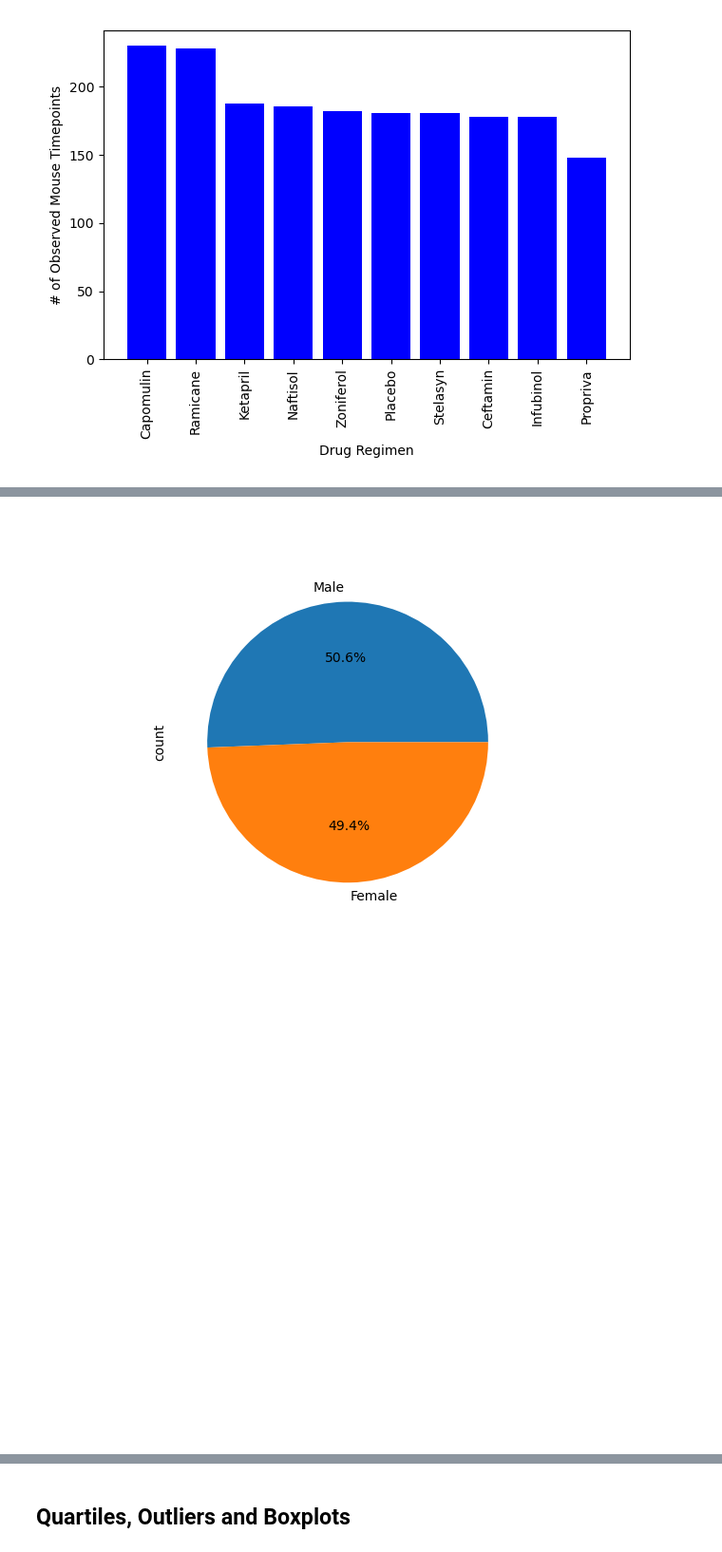
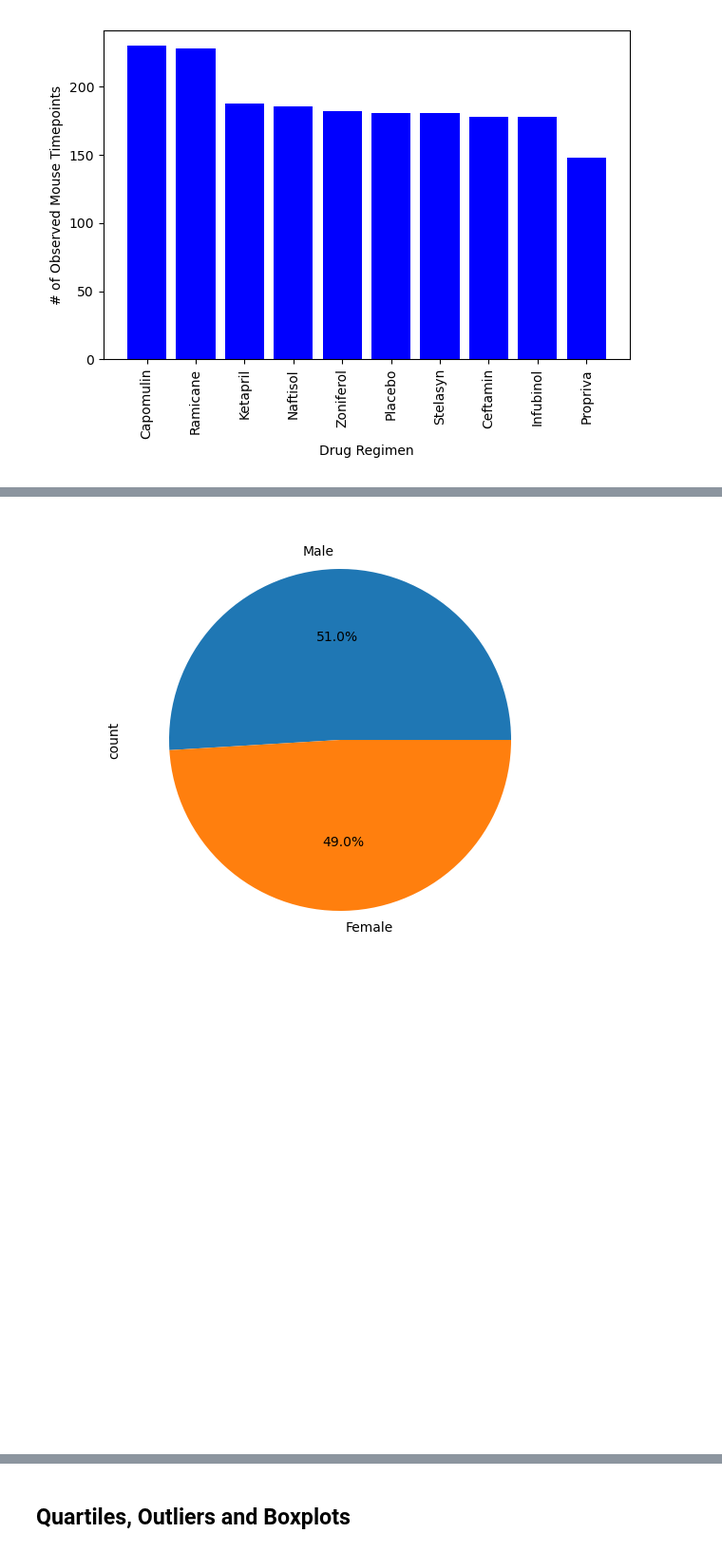
Before and after one commit to darren-coder/Matplotlib-Challenge, a Jupyter notebook: pymaceuticals_starter.ipynb, the cells around one changed output, grey strips where cells are left out. Shown at 95% size. Drawn from its saved outputs; the diff is of its cells as text; code cells hidden in the pictures.

```diff
--- a/pymaceuticals_starter.ipynb
+++ b/pymaceuticals_starter.ipynb
@@ -208,13 +212,14 @@ KeyError: 'Sex'
 # %%
 # Generate a pie chart, using Pandas, showing the distribution of unique female versus male mice used in the study
 # Get the unique mice with their gender
-gender_dispersal = combined_data['Sex'].value_counts().reset_index()
+gender_dispersal = cleaned_data['Sex'].value_counts().reset_index()
 gender_dispersal.columns = ['Sex', 'count']
 
 # Make the pie chart
 plt.figure()
-gender_dispersal.plot.pie(y='count', labels=gender_dispersal['Sex'], autopct='%1.1f%%', legend=False)
+gender_dispersal.plot.pie(y='count', labels=gender_dispersal['Sex'], autopct="%1.1f%%", legend=False)
+plt.tight_layout()
 plt.show()
 # %% [output]
-[figure, old version]
+[figure, new version]
 [figure]
```
Also changed, not shown: parts of 4 cells of this notebook.
